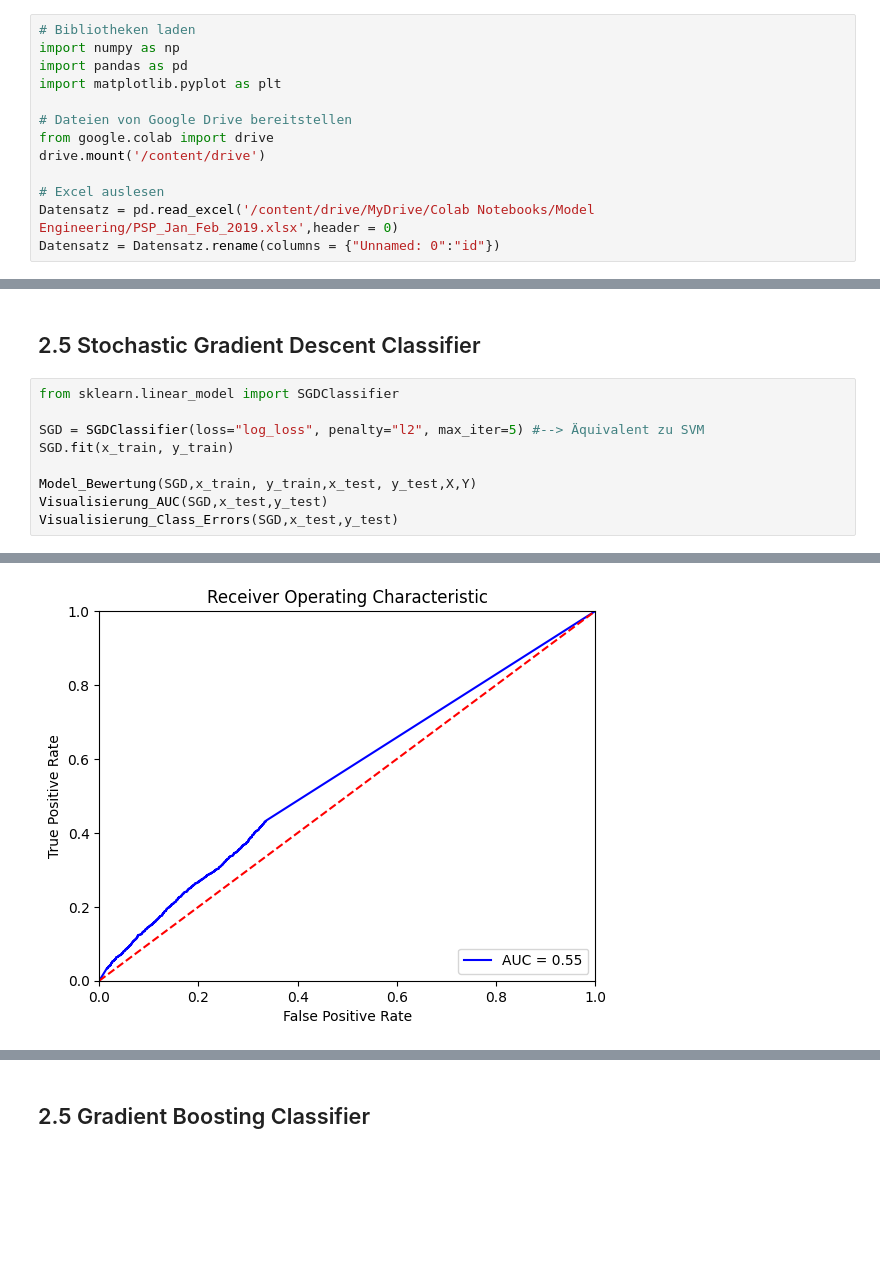
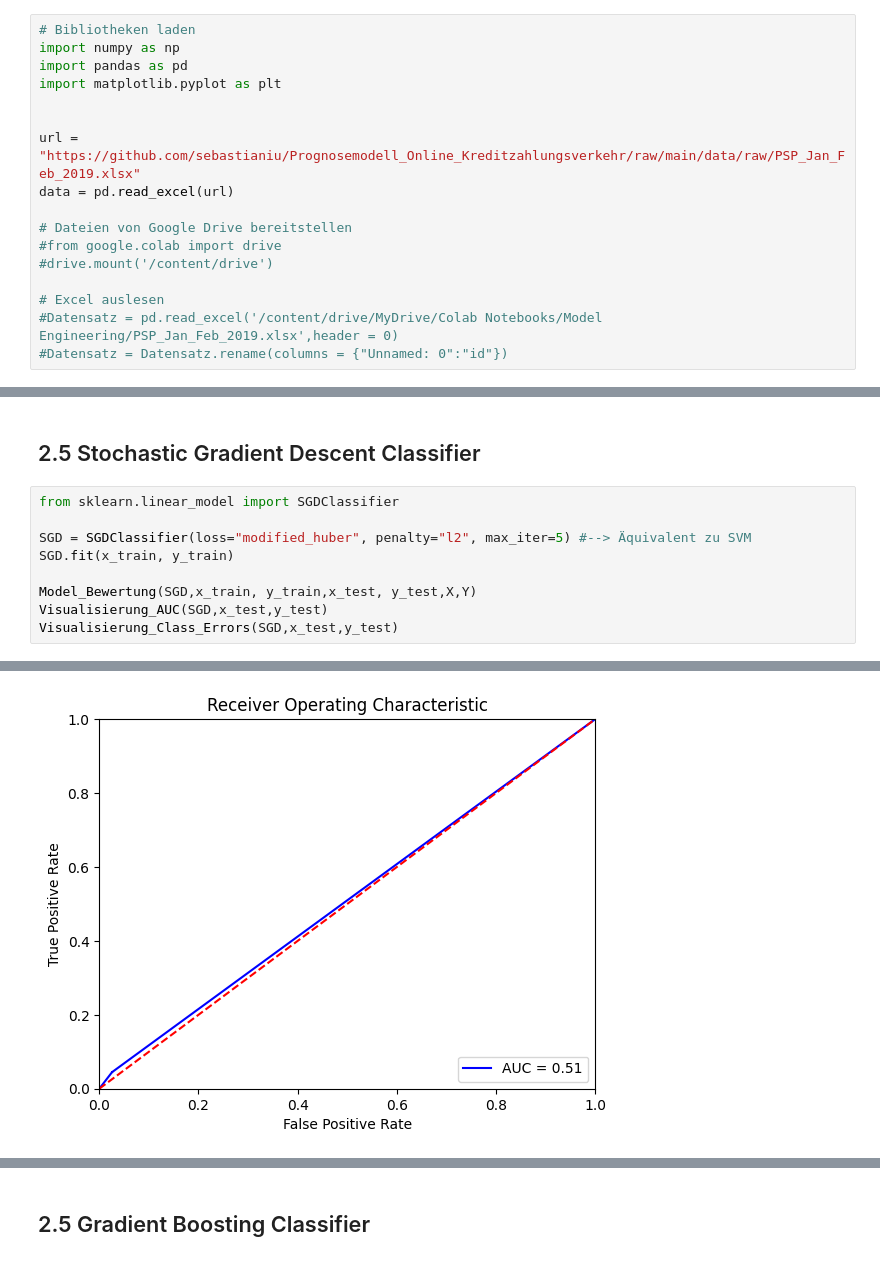
Before and after one commit to sebastianiu/Prognosemodell_Online_Kreditzahlungsverkehr, a Jupyter notebook: models/dev/model_evaluation.ipynb, the cells around one changed output, grey strips where cells are left out. Saved outputs shown, nothing was run; the diff lists cells and outputs as text; blank space fills up the shorter version.

```diff
--- a/models/dev/model_evaluation.ipynb
+++ b/models/dev/model_evaluation.ipynb
@@ -6,10 +6,14 @@ import numpy as np
 import pandas as pd
 import matplotlib.pyplot as plt
 
+
+url = "https://github.com/sebastianiu/Prognosemodell_Online_Kreditzahlungsverkehr/raw/main/data/raw/PSP_Jan_Feb_2019.xlsx"
+data = pd.read_excel(url)
+
 # Dateien von Google Drive bereitstellen
-from google.colab import drive
-drive.mount('/content/drive')
+#from google.colab import drive
+#drive.mount('/content/drive')
 
 # Excel auslesen
-Datensatz = pd.read_excel('/content/drive/MyDrive/Colab Notebooks/Model Engineering/PSP_Jan_Feb_2019.xlsx',header = 0)
-Datensatz = Datensatz.rename(columns = {"Unnamed: 0":"id"})
+#Datensatz = pd.read_excel('/content/drive/MyDrive/Colab Notebooks/Model Engineering/PSP_Jan_Feb_2019.xlsx',header = 0)
+#Datensatz = Datensatz.rename(columns = {"Unnamed: 0":"id"})
@@ -280,7 +282,7 @@ Visualisierung_Class_Errors(SVC,x_test,y_test)
 # %%
 from sklearn.linear_model import SGDClassifier
 
-SGD = SGDClassifier(loss="log_loss", penalty="l2", max_iter=5) #--> Äquivalent zu SVM
+SGD = SGDClassifier(loss="modified_huber", penalty="l2", max_iter=5) #--> Äquivalent zu SVM
 SGD.fit(x_train, y_train)
 
 Model_Bewertung(SGD,x_train, y_train,x_test, y_test,X,Y)
@@ -304,4 +325,4 @@ Durschn. Vorhersage-Genauigkeit nach Kreuz-Validierung: 0.597
-[figure, old version]
+[figure, new version]
 [interactive output not drawn]
 # %% [markdown]
 ## 2.5 Gradient Boosting Classifier
```
Also changed, not shown: parts of 3 cells of this notebook.
